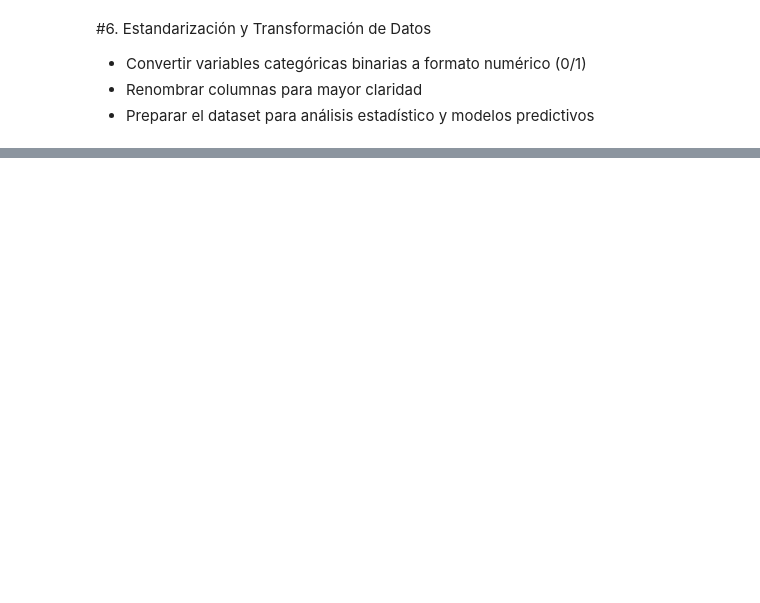
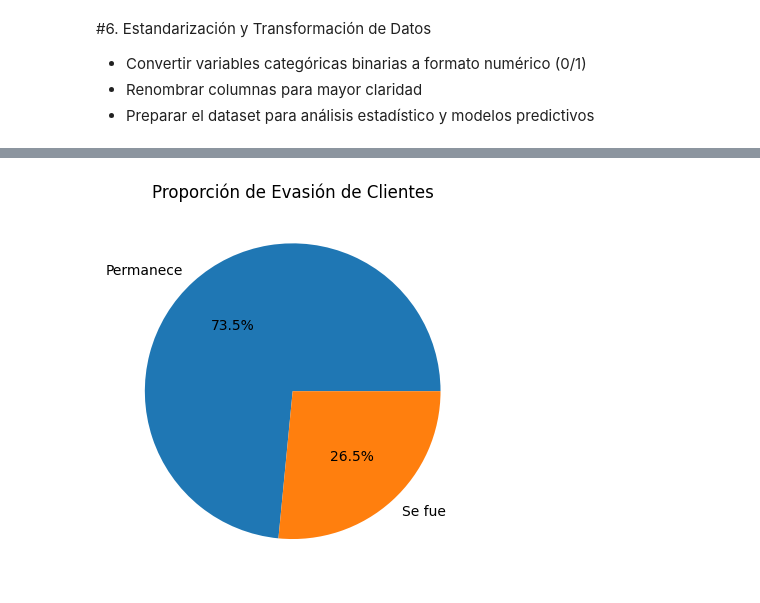
Before and after one commit to JhonC07/ChallengeTelecomXAnalisisEvasionClientesAlura, a Jupyter notebook: ChallengeAnalisisEvasionClientes.ipynb, the cells around one changed output, grey strips where cells are left out. Saved outputs shown, nothing was run; the diff lists cells and outputs as text; code cells hidden in the pictures; blank space fills up the shorter version.

```diff
--- a/ChallengeAnalisisEvasionClientes.ipynb
+++ b/ChallengeAnalisisEvasionClientes.ipynb
@@ -341,0 +340,13 @@ memory usage: 1.1+ MB
+# %%
+#Gráfico Pastel
+df['Churn'].value_counts().plot(
+    kind='pie',
+    autopct='%1.1f%%',
+    labels=['Permanece', 'Se fue']
+)
+
+plt.title('Proporción de Evasión de Clientes')
+plt.ylabel('')
+plt.show()
+# %% [output]
+[figure, added]
```
Also changed, not shown: parts of 42 cells of this notebook.
